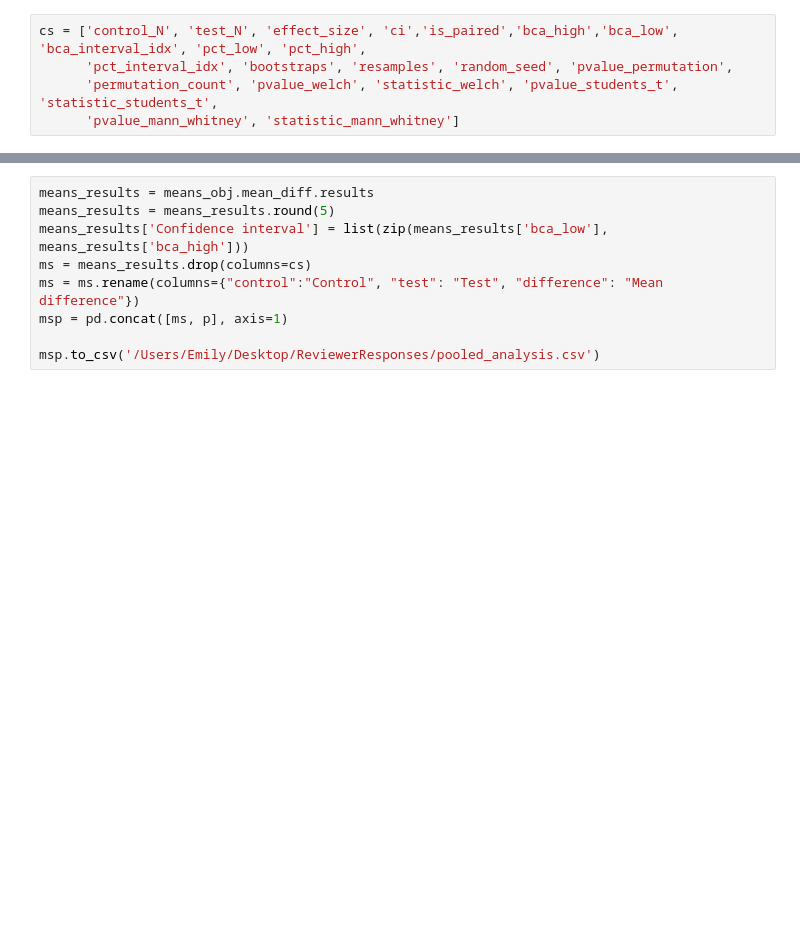
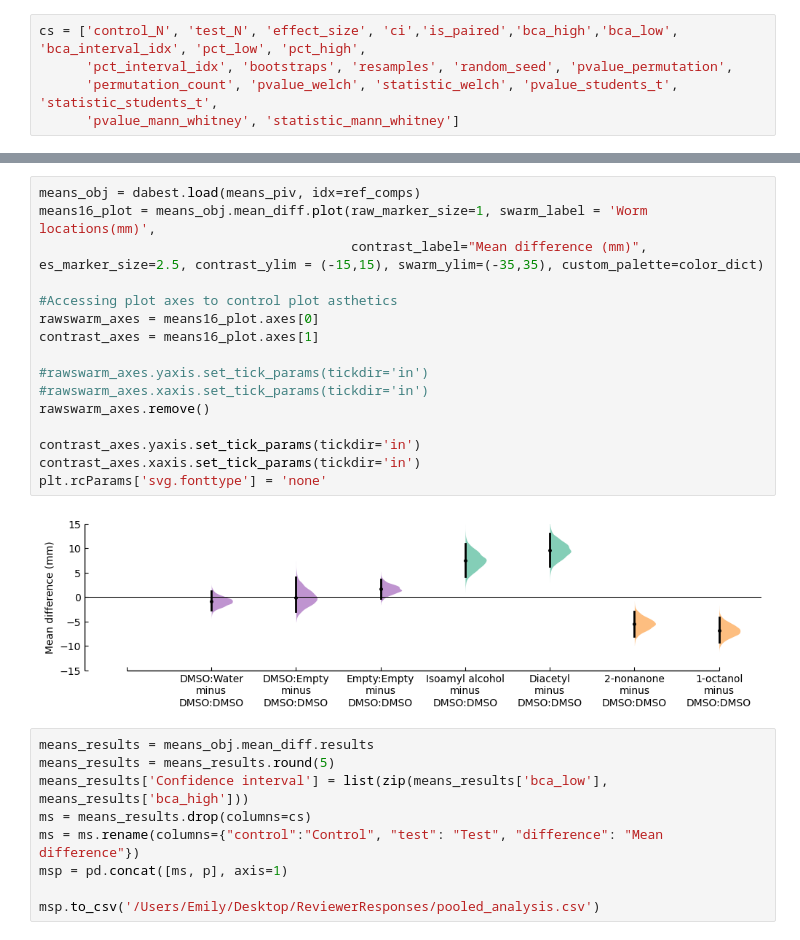
Before and after one commit to Neuroplant-Resources/Neuroplant-DataAnalysis, a Jupyter notebook: MS1/MS_analysis.ipynb, the cells around one changed output, grey strips where cells are left out. Saved outputs shown, nothing was run; the diff lists cells and outputs as text; blank space fills up the shorter version.

```diff
--- a/MS1/MS_analysis.ipynb
+++ b/MS1/MS_analysis.ipynb
@@ -275,6 +275,24 @@ cs = ['control_N', 'test_N', 'effect_size', 'ci','is_paired','bca_high','bca_low
 | 2 | DMSO:DMSO | Empty:Empty | 1.42630 | [-0.5024444625356821, -0.45861458... | [0.16645657243395645, 0.165594635... | (0.66375, 2.21264) |
 | 3 | DMSO:DMSO | Isoamyl alcohol | 7.55021 | [-0.12158628836640295, -0.5209453... | [0.21728137218068638, 0.215581283... | (6.65403, 8.45343) |
 | 4 | DMSO:DMSO | Diacetyl | 8.69772 | [0.0626688734105274, -0.182464027... | [0.19305172026271322, 0.193576876... | (7.89195, 9.54978) |
+# %%
+means_obj = dabest.load(means_piv, idx=ref_comps)
+means16_plot = means_obj.mean_diff.plot(raw_marker_size=1, swarm_label = 'Worm locations(mm)',
+                                        contrast_label="Mean difference (mm)", es_marker_size=2.5, contrast_ylim = (-15,15), swarm_ylim=(-35,35), custom_palette=color_dict)
+
+#Accessing plot axes to control plot asthetics
+rawswarm_axes = means16_plot.axes[0]
+contrast_axes = means16_plot.axes[1]
+
+#rawswarm_axes.yaxis.set_tick_params(tickdir='in')
+#rawswarm_axes.xaxis.set_tick_params(tickdir='in')
+rawswarm_axes.remove()
+
+contrast_axes.yaxis.set_tick_params(tickdir='in')
+contrast_axes.xaxis.set_tick_params(tickdir='in')
+plt.rcParams['svg.fonttype'] = 'none'
+# %% [output]
+[figure, added]
 # %%
 means_results = means_obj.mean_diff.results
 means_results = means_results.round(5)
```
Also changed, not shown: parts of 1 cell of this notebook, 12 other files.
